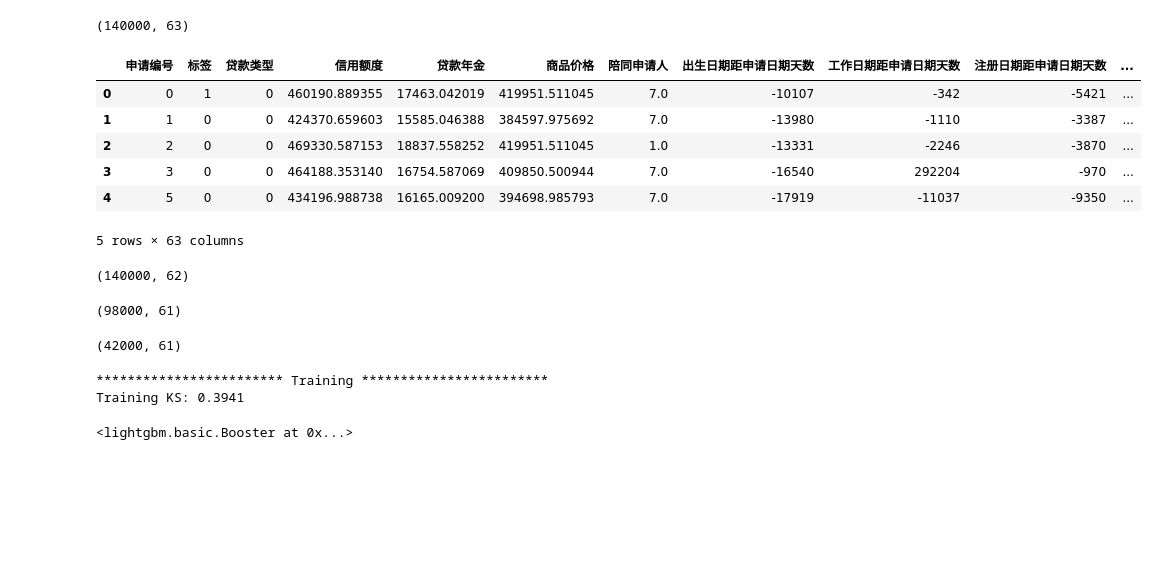
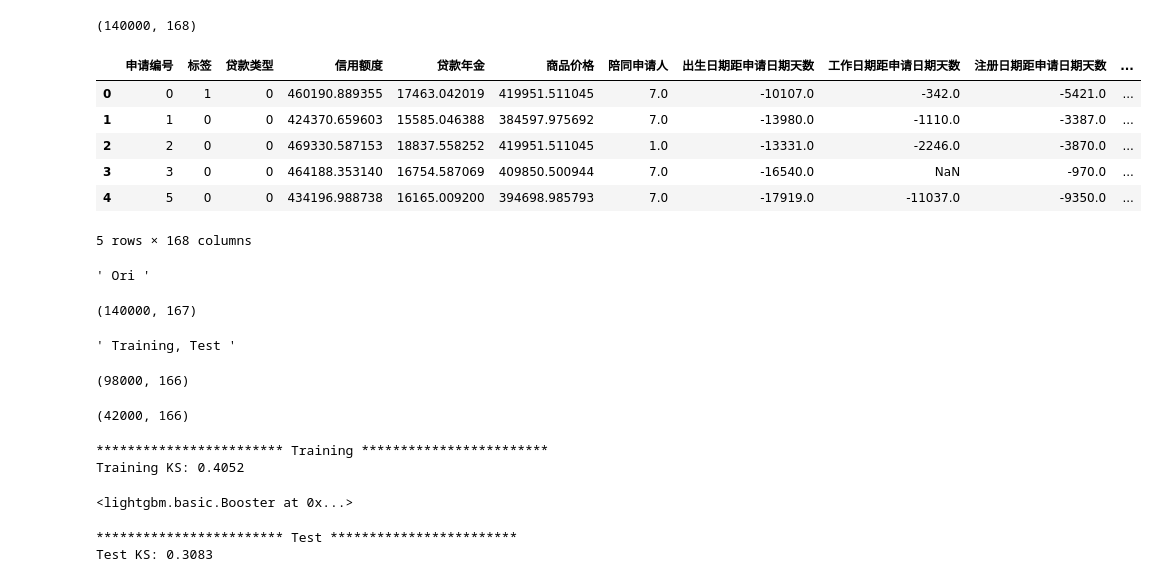
Before and after one commit to boyang-li/the-mission-cup, a Jupyter notebook: 2_modeling.ipynb, the cells around one changed output. Drawn from its saved outputs; the diff is of its cells as text; code cells hidden in the pictures; blank space fills up the shorter version.

Commit message:
eda
corr
poly

```diff
--- a/2_modeling.ipynb
+++ b/2_modeling.ipynb
@@ -31,33 +73,40 @@ def ks_score(y_test, y_proba):
 # %%
 ############## Load
 
-data_ori= pd.read_csv('./data/0_merge11.csv', header=0, index_col=0)
+# data_ori= pd.read_csv('./data/0_merge11.csv', header=0, index_col=0)
+data_ori= pd.read_csv('./tmp/3_poly.csv', header=0, index_col=0)
 data_ori.shape
 data_ori.head()
+
+# Drop uid
+data = data_ori.drop(uid, axis=1)
+''' Ori '''
+data.shape
 # %% [output]
-(140000, 63)
+(140000, 168)
 |  | 申请编号 | 标签 | 贷款类型 | 信用额度 | 贷款年金 | 商品价格 | 陪同申请人 | 出生日期距申请日期天数 | 工作日期距申请日期天数 | 注册日期距申请日期天数 | ... |
-| 0 | 0 | 1 | 0 | 460190.889355 | 17463.042019 | 419951.511045 | 7.0 | -10107 | -342 | -5421 | ... |
-| 1 | 1 | 0 | 0 | 424370.659603 | 15585.046388 | 384597.975692 | 7.0 | -13980 | -1110 | -3387 | ... |
-| 2 | 2 | 0 | 0 | 469330.587153 | 18837.558252 | 419951.511045 | 1.0 | -13331 | -2246 | -3870 | ... |
-| 3 | 3 | 0 | 0 | 464188.353140 | 16754.587069 | 409850.500944 | 7.0 | -16540 | 292204 | -970 | ... |
-| 4 | 5 | 0 | 0 | 434196.988738 | 16165.009200 | 394698.985793 | 7.0 | -17919 | -11037 | -9350 | ... |
+| 0 | 0 | 1 | 0 | 460190.889355 | 17463.042019 | 419951.511045 | 7.0 | -10107.0 | -342.0 | -5421.0 | ... |
+| 1 | 1 | 0 | 0 | 424370.659603 | 15585.046388 | 384597.975692 | 7.0 | -13980.0 | -1110.0 | -3387.0 | ... |
+| 2 | 2 | 0 | 0 | 469330.587153 | 18837.558252 | 419951.511045 | 1.0 | -13331.0 | -2246.0 | -3870.0 | ... |
+| 3 | 3 | 0 | 0 | 464188.353140 | 16754.587069 | 409850.500944 | 7.0 | -16540.0 | NaN | -970.0 | ... |
+| 4 | 5 | 0 | 0 | 434196.988738 | 16165.009200 | 394698.985793 | 7.0 | -17919.0 | -11037.0 | -9350.0 | ... |
-5 rows × 63 columns
+5 rows × 168 columns
+' Ori '
+(140000, 167)
 # %%
 ############## Train, Test
 
 from sklearn.model_selection import train_test_split
 
-data = data_ori.drop(uid, axis=1)
-data.shape
-
+# Split
 X, X_test = train_test_split(data, test_size=0.3, random_state=123)
 y = X.pop(target)
 y_test = X_test.pop(target)
 
+''' Training, Test '''
 X.shape
 X_test.shape
 # %% [output]
-(140000, 62)
+' Training, Test '
-(98000, 61)
+(98000, 166)
-(42000, 61)
+(42000, 166)
@@ -71,7 +138,8 @@ def train_lgb(X, y):
               'feature_fraction' : 0.9,
               'bagging_fraction' : 0.8,
               'bagging_freq' : 5,
-              'random_state' : 123}
+              'random_state' : 123,
+              'is_unbalance' : True}
     clf = lgb.train(params,
                     train)
     pred = clf.predict(X)
@@ -79,13 +147,31 @@ def train_lgb(X, y):
     print(f'Training KS: {ks}')
     return clf
 
+def test_lgb(clf, X):
+    pred = clf.predict(X)
+    return pred
+
 
 ### Training
 print('************************ Training ************************')
 
 gbm = train_lgb(X, y)
 gbm.save_model(f'./model/1_model_lgb.txt')
+
+print('************************ Test ************************')
+
+# print('* Training *')
+# train['score_lgb'] = test_lgb(gbm, X)
+# auc = calc_auc(train, 'score_lgb', target)
+# ks = calc_ks(train, 'score_lgb', target)
+# print(f'AUC:{auc}\tKS:{ks}')
+
+X_test['score_lgb'] = test_lgb(gbm, X_test)
+ks = ks_score(y_test, X_test['score_lgb'])
+print(f'Test KS: {ks}')
 # %% [output]
 ************************ Training ************************
-Training KS: 0.3941
+Training KS: 0.4052
 <lightgbm.basic.Booster at 0x...>
+************************ Test ************************
+Test KS: 0.3083
```
Also changed, not shown: parts of 3 cells of this notebook, 2 other files.
